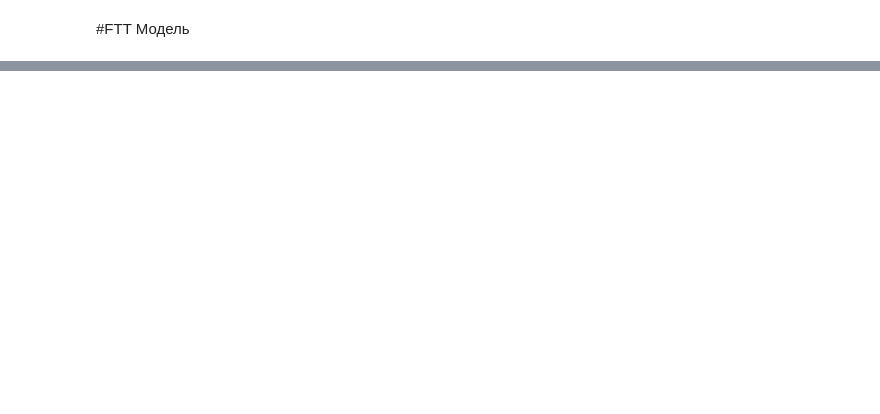
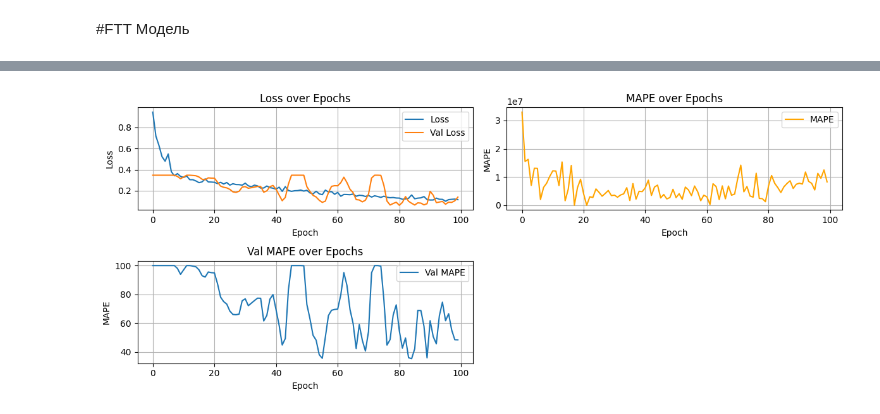
Before and after one commit to melnikovknst/COOKIE_2024, a Jupyter notebook: notebooks/ftt.ipynb, the cells around one changed output, grey strips where cells are left out. Drawn from its saved outputs; the diff is of its cells as text; code cells hidden in the pictures; blank space fills up the shorter version.

```diff
--- a/notebooks/ftt.ipynb
+++ b/notebooks/ftt.ipynb
@@ -90,7 +123,7 @@ ValueError: Found input variables with inconsistent numbers of samples: [128000,
 # %% [markdown]
 #FTT Модель
 # %%
-def conv_block(tensor, filters, kernel_size, activation, strides=1, dropout=0.1):
+def conv_block(tensor, filters, kernel_size, activation, strides=1, dropout=0):
   conv_layer = tf.keras.layers.Conv1D(filters=filters,
                                       kernel_size=kernel_size,
                                       strides=strides,
@@ -114,7 +147,7 @@ def dense_block(tensor, units, activation, dropout=0.1):
   dropout_layer = tf.keras.layers.Dropout(dropout)(activation_layer)
   return dropout_layer
 
-def get_model(input_shape=(128000, 4), depth=8):
+def get_model(input_shape=(128000, 4), depth=12):
   input_layer = tf.keras.layers.Input(shape=input_shape)
 
   #Encoder
@@ -139,11 +172,15 @@ def get_model(input_shape=(128000, 4), depth=8):
 
   dense = dense_block(tensor=flatten_layer,
                       units=100,
-                      activation='relu')
+                      activation=None)
+  dense_norm = tf.keras.layers.BatchNormalization()(dense)
+  act_dense = tf.keras.layers.Activation('relu')(dense_norm)
 
   dense = dense_block(tensor=flatten_layer,
                       units=50,
-                      activation='relu')
+                      activation=None)
+  dense_norm = tf.keras.layers.BatchNormalization()(dense)
+  act_dense = tf.keras.layers.Activation('relu')(dense_norm)
 
   output_layer = tf.keras.layers.Dense(units=2,
                                       activation='relu')(dense)
@@ -179,2 +226,0 @@ ValueError: cannot reshape array of size 768 into shape (128000,4)
-# %%
-ftt_model.fit(tf.convert_to_tensor(X_train), tf.convert_to_tensor(y_train), epochs=10, batch_size=32)
@@ -185,0 +227,2 @@ print('Train loss:', history.history['mape'])
+# %%
+y_norm_train = y_train / np.max(abs(y_train), axis=0)[None, :]
@@ -185,0 +237,2 @@ print('Train loss:', history.history['mape'])
+# %%
+history = ftt_model.fit(X_train, y_norm_train, epochs=100, batch_size=32, validation_split=0.2)
@@ -186,3 +257,47 @@ print('Train loss:', history.history['mape'])
+# %%
+import matplotlib.pyplot as plt
+
+
+loss_values = history.history['loss']
+val_loss_values = history.history['val_loss']
+
+mape_values = history.history['mape']
+val_mape_values = history.history['val_mape']
+
+# Построение графика loss
+plt.figure(figsize=(12, 5))
+
+# График для Loss
+plt.subplot(2, 2, 1)
+plt.plot(loss_values, label='Loss')
+plt.plot(val_loss_values, label='Val Loss')
+plt.title('Loss over Epochs')
+plt.xlabel('Epoch')
+plt.ylabel('Loss')
+plt.legend()
+plt.grid(True)
+
+# График для MAPE
+plt.subplot(2, 2, 2)
+plt.plot(mape_values, label='MAPE', color='orange')
+plt.title('MAPE over Epochs')
+plt.xlabel('Epoch')
+plt.ylabel('MAPE')
+plt.legend()
+plt.grid(True)
+
+plt.subplot(2, 2, 3)
+plt.plot(val_mape_values, label='Val MAPE')
+plt.title('Val MAPE over Epochs')
+plt.xlabel('Epoch')
+plt.ylabel('MAPE')
+plt.legend()
+plt.grid(True)
+
+plt.tight_layout()
+plt.show()
+# %% [output]
+[figure, added]
 # %%
 loss, mae, mape_value = ftt_model.evaluate(X_test, {'y_1_output': y_test_1, 'y_2_output': y_test_2})
 
```
Also changed, not shown: parts of 21 cells of this notebook.
